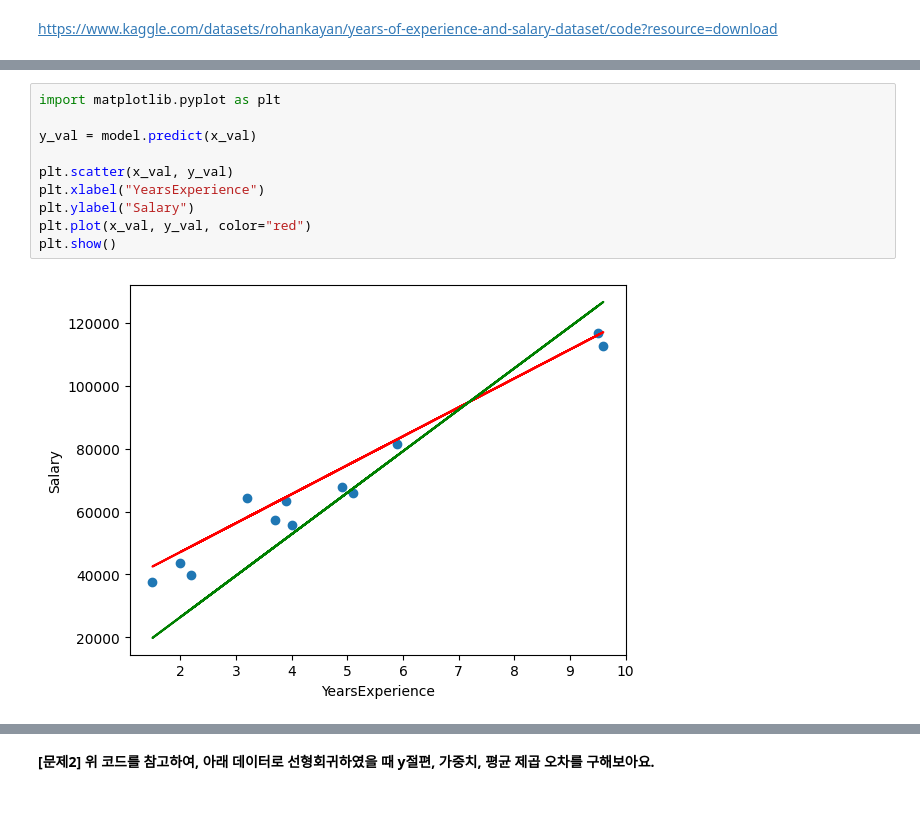
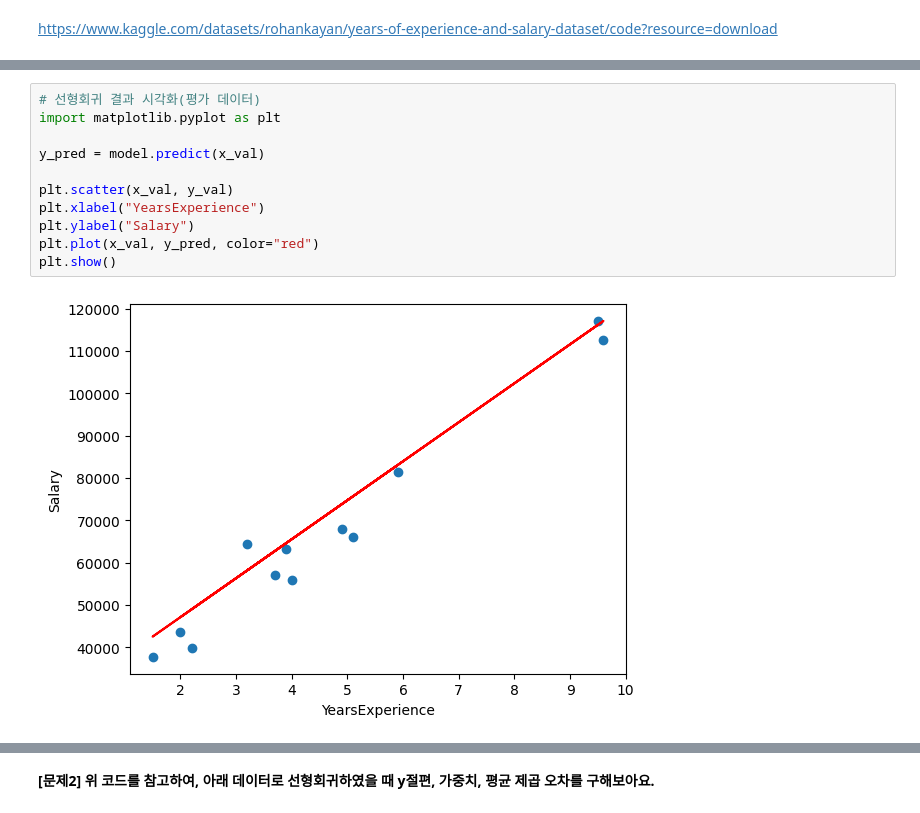
Before and after one commit to team-monolith-contents/AI_All, a Jupyter notebook: 06_선형회귀/06_선형회귀.ipynb, the cells around one changed output, grey strips where cells are left out. Saved outputs shown, nothing was run; the diff lists cells and outputs as text.

```diff
--- a/06_선형회귀/06_선형회귀.ipynb
+++ b/06_선형회귀/06_선형회귀.ipynb
@@ -269,13 +241,14 @@ y절편 :  0.0
 # %%
+# 선형회귀 결과 시각화(평가 데이터)
 import matplotlib.pyplot as plt
 
-y_val = model.predict(x_val)
+y_pred = model.predict(x_val)
 
 plt.scatter(x_val, y_val)
 plt.xlabel("YearsExperience")
 plt.ylabel("Salary")
-plt.plot(x_val, y_val, color="red")
+plt.plot(x_val, y_pred, color="red")
 plt.show()
 # %% [output]
-[figure, old version]
+[figure, new version]
 # %%
```
Also changed, not shown: parts of 10 cells of this notebook, 5 other files.
